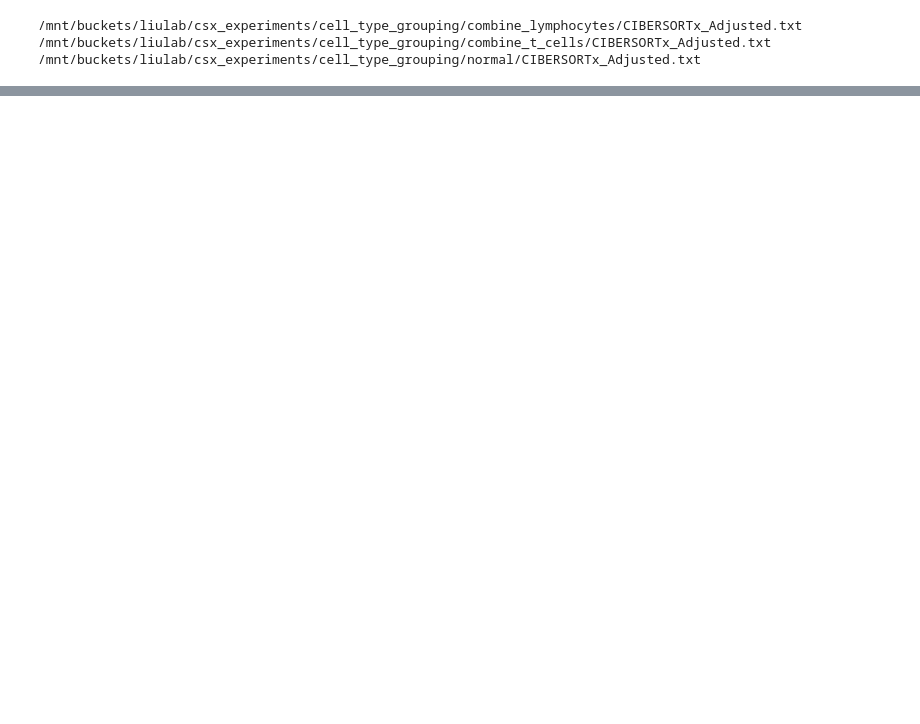
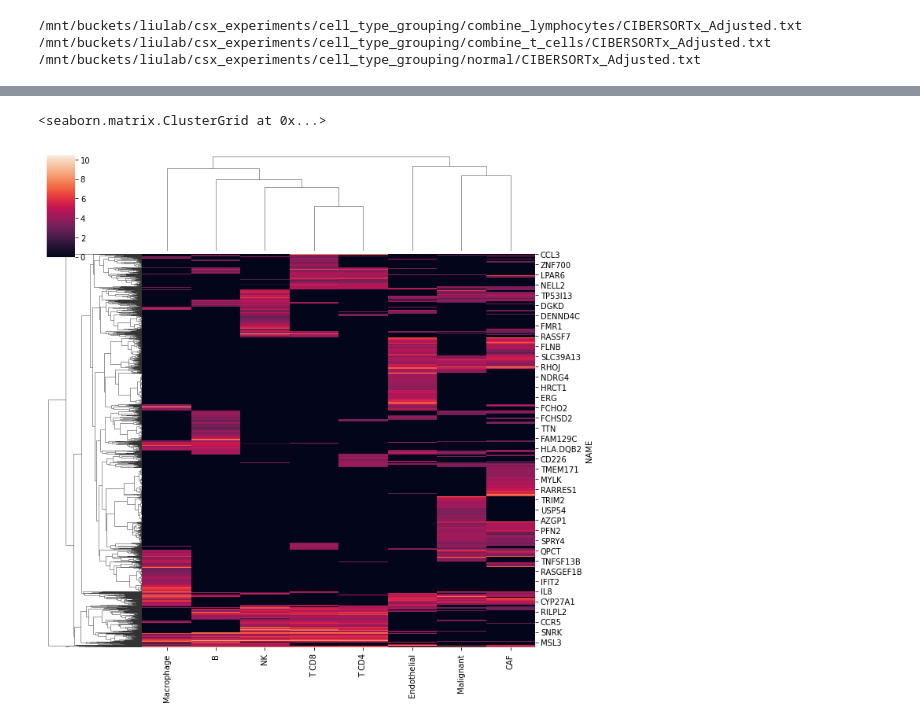
Before and after one commit to davidliu-lab/deconv, a Jupyter notebook: 3c - analyze differences in signature matrices.ipynb, the cells around one changed output, grey strips where cells are left out. Drawn from its saved outputs; the diff is of its cells as text; code cells hidden in the pictures; blank space fills up the shorter version.

```diff
--- a/3c - analyze differences in signature matrices.ipynb
+++ b/3c - analyze differences in signature matrices.ipynb
@@ -110,0 +100,5 @@ read_sigmat("combine_lymphocytes")
+# %%
+sns.clustermap(np.log(sigmat_normal))
+# %% [output]
+<seaborn.matrix.ClusterGrid at 0x...>
+[figure, added]
```
Also changed, not shown: parts of 20 cells of this notebook.
